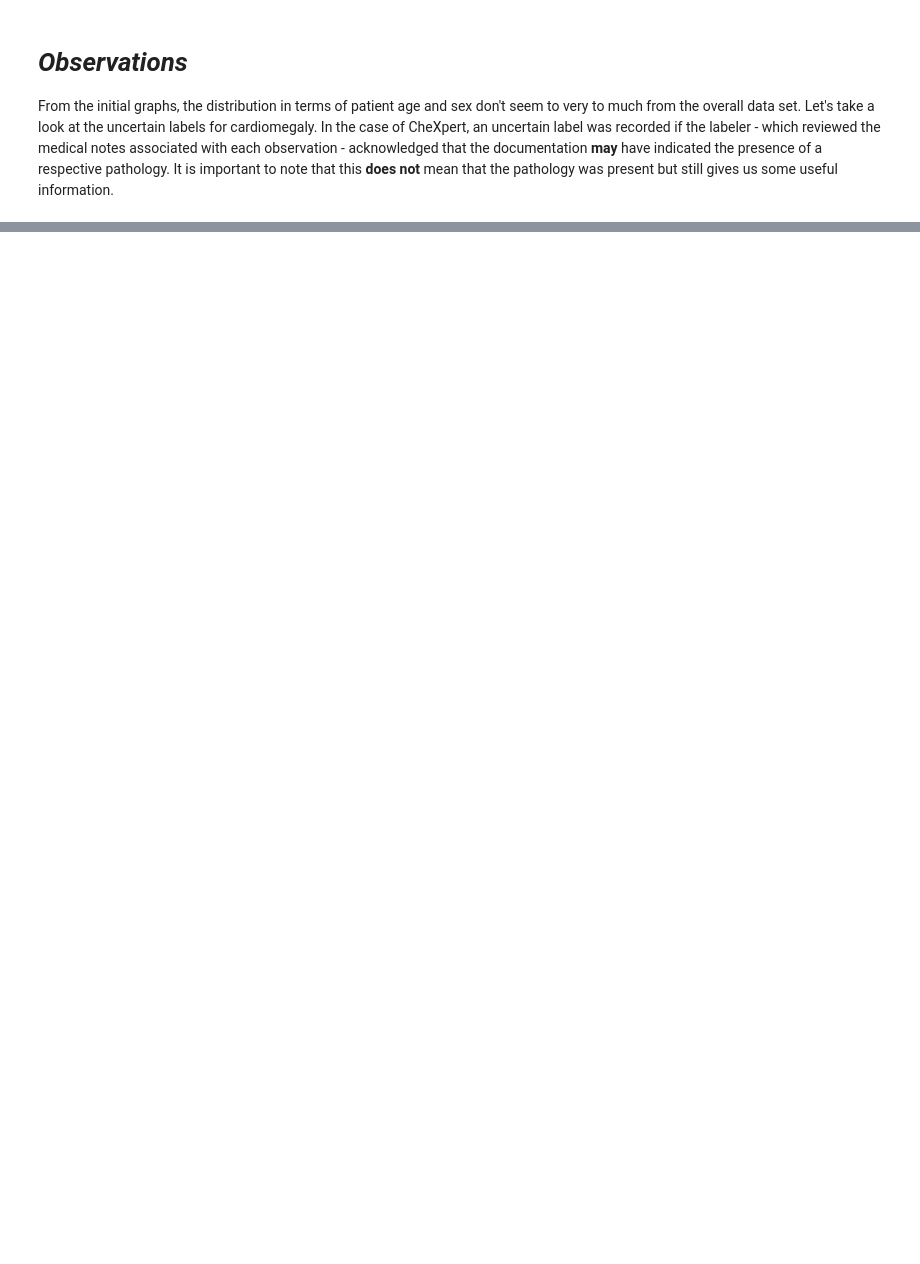
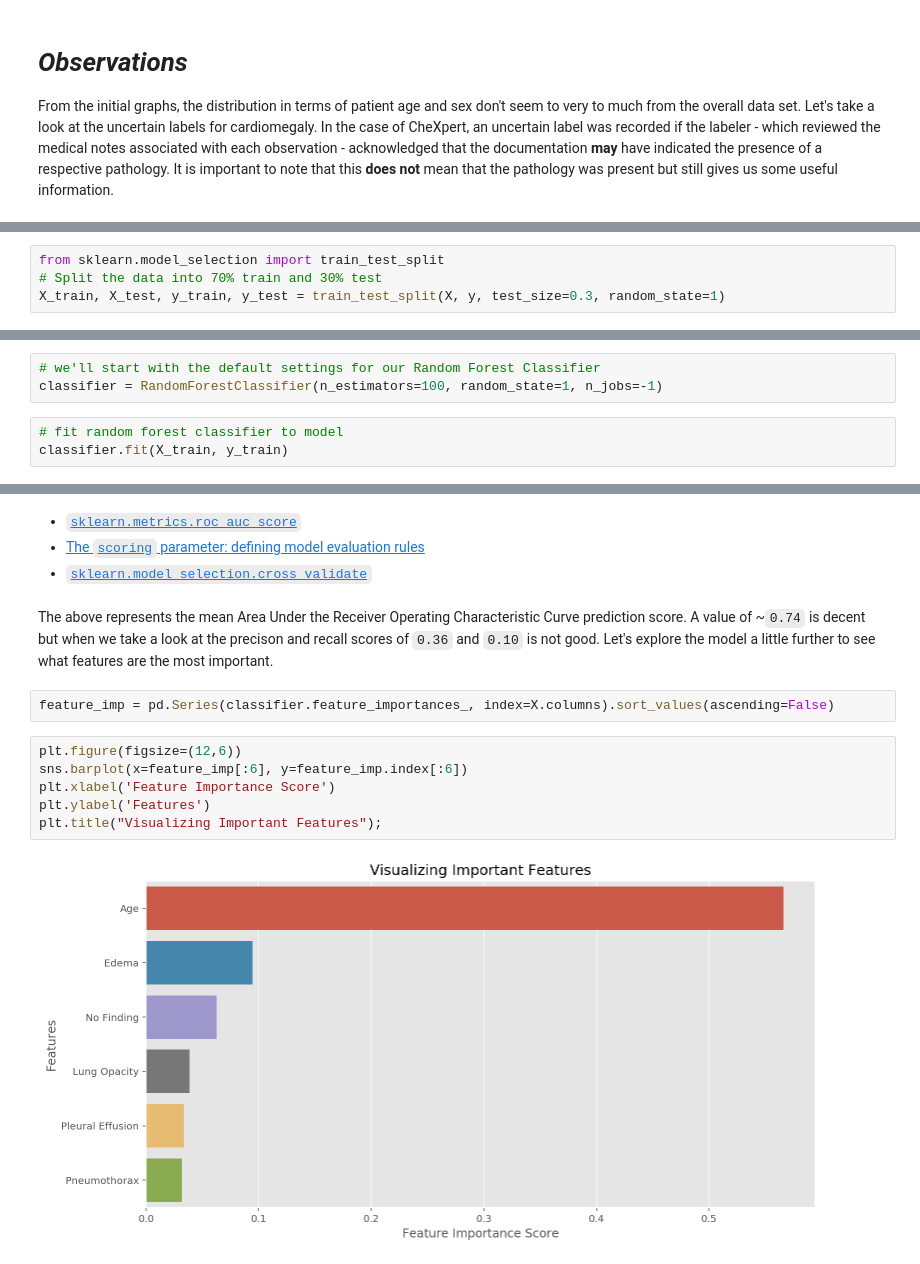
Before and after one commit to earny-joe/Springboard-DS-Portfolio, a Jupyter notebook: capstone_2/exploration/chexpert_eda-final.ipynb, the cells around one changed output, grey strips where cells are left out. Drawn from its saved outputs; the diff is of its cells as text; blank space fills up the shorter version.

```diff
--- a/capstone_2/exploration/chexpert_eda-final.ipynb
+++ b/capstone_2/exploration/chexpert_eda-final.ipynb
@@ -420,0 +649,4 @@ From the initial graphs, the distribution in terms of patient age and sex don't
+# %%
+from sklearn.model_selection import train_test_split
+# Split the data into 70% train and 30% test
+X_train, X_test, y_train, y_test = train_test_split(X, y, test_size=0.3, random_state=1)
@@ -420,0 +655,6 @@ From the initial graphs, the distribution in terms of patient age and sex don't
+# %%
+# we'll start with the default settings for our Random Forest Classifier
+classifier = RandomForestClassifier(n_estimators=100, random_state=1, n_jobs=-1)
+# %%
+# fit random forest classifier to model
+classifier.fit(X_train, y_train)
@@ -420,0 +682,16 @@ From the initial graphs, the distribution in terms of patient age and sex don't
+# %% [markdown]
+- [`sklearn.metrics.roc_auc_score`](https://scikit-learn.org/stable/modules/generated/sklearn.metrics.roc_auc_score.html#sklearn.metrics.roc_auc_score)
+- [The `scoring` parameter: defining model evaluation rules](https://scikit-learn.org/stable/modules/model_evaluation.html#scoring-parameter)
+- [`sklearn.model_selection.cross_validate`](https://scikit-learn.org/stable/modules/generated/sklearn.model_selection.cross_validate.html#sklearn.model_selection.cross_validate)
+# %% [markdown]
+The above represents the mean Area Under the Receiver Operating Characteristic Curve prediction score. A value of ~`0.74` is decent but when we take a look at the precison and recall scores of `0.36` and `0.10` is not good. Let's explore the model a little further to see what features are the most important.
+# %%
+feature_imp = pd.Series(classifier.feature_importances_, index=X.columns).sort_values(ascending=False)
+# %%
+plt.figure(figsize=(12,6))
+sns.barplot(x=feature_imp[:6], y=feature_imp.index[:6])
+plt.xlabel('Feature Importance Score')
+plt.ylabel('Features')
+plt.title("Visualizing Important Features");
+# %% [output]
+[figure, added]
```
Also changed, not shown: parts of 37 cells of this notebook, 1 other file.
